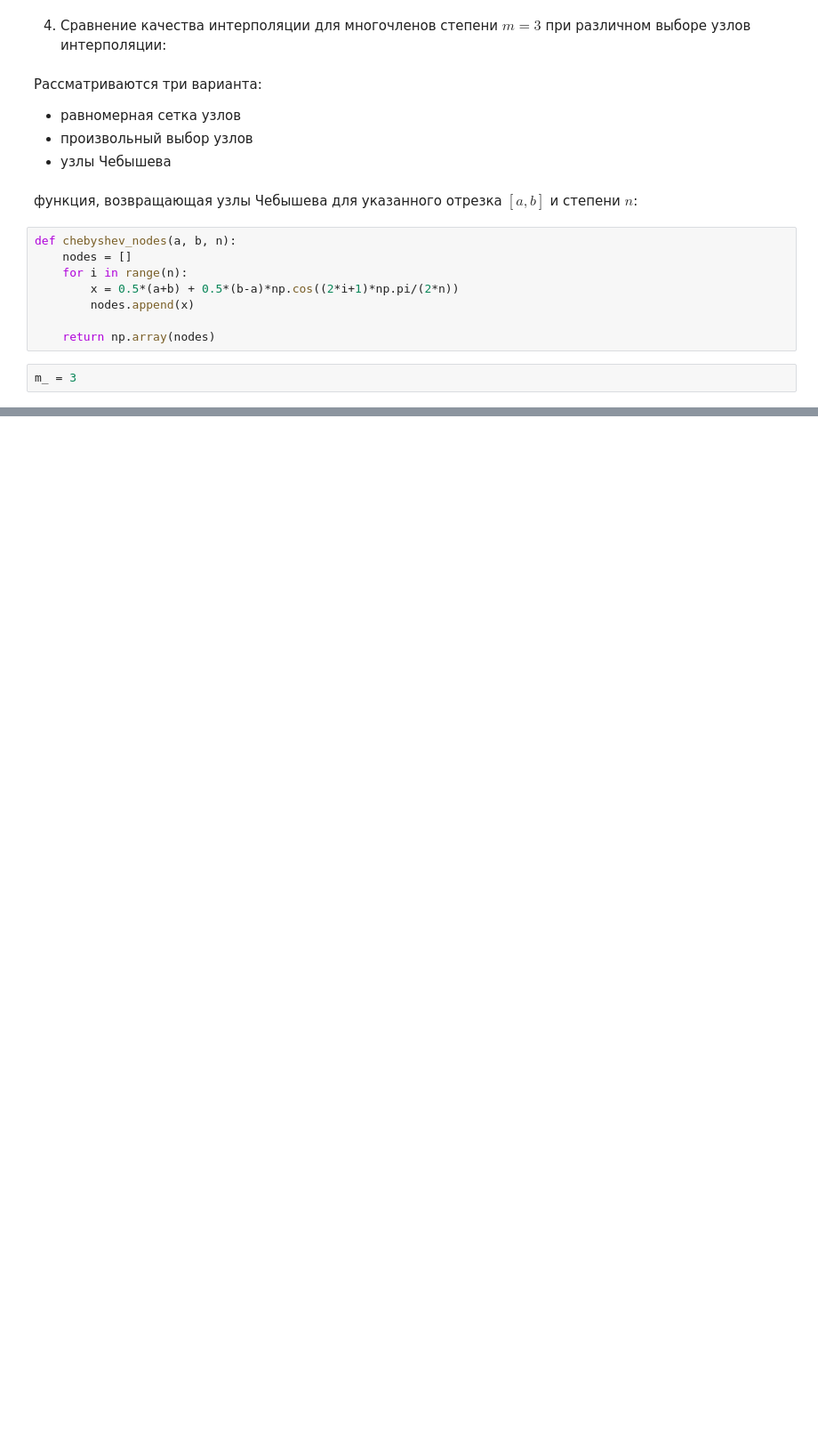
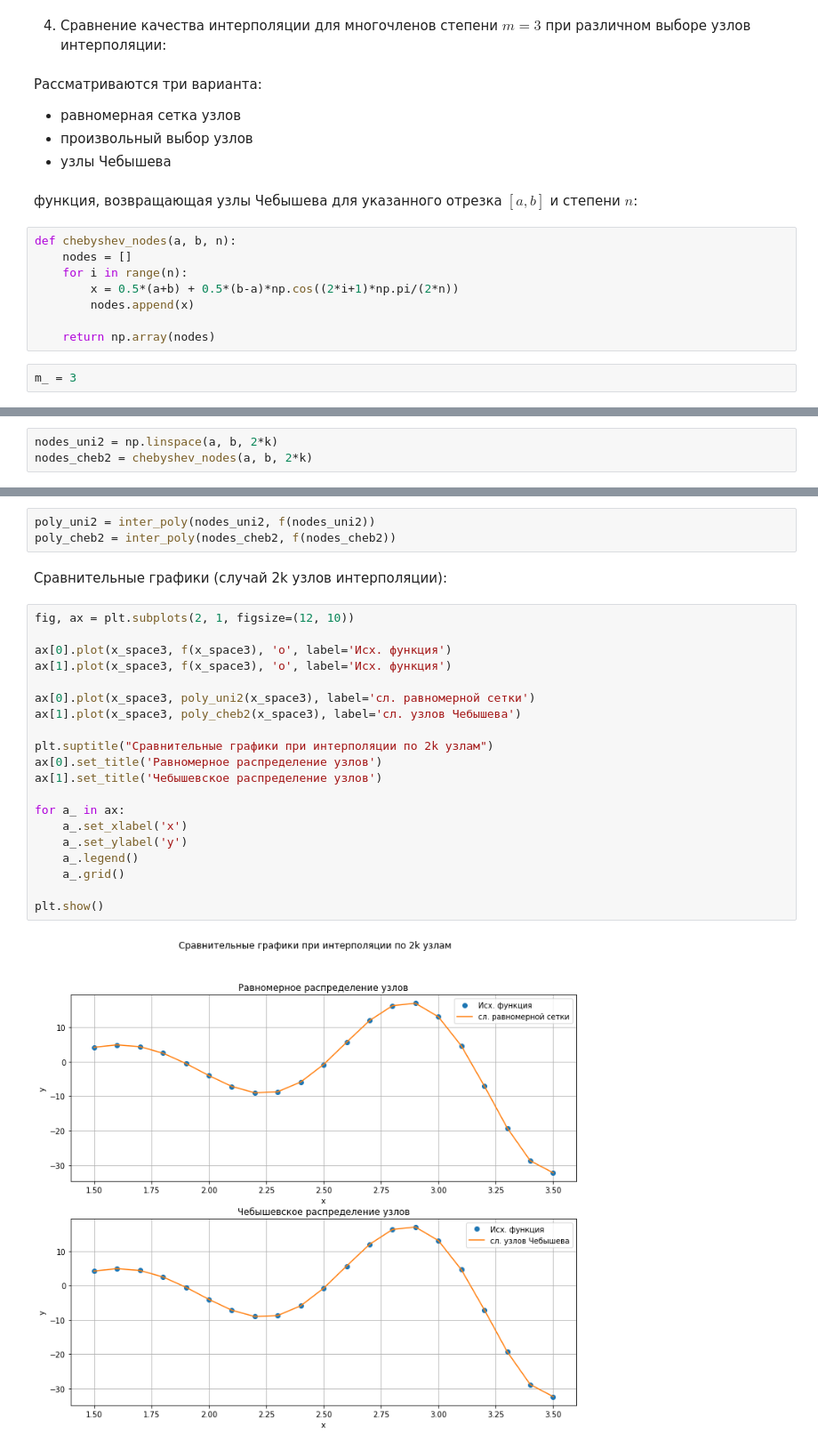
Before and after one commit to ProkopievGr/num_meth, a Jupyter notebook: labs/Lab5.ipynb, the cells around one changed output, grey strips where cells are left out. Shown: that part at 89% size. Saved outputs shown, nothing was run; the diff lists cells and outputs as text; blank space fills up the shorter version.

```diff
--- a/labs/Lab5.ipynb
+++ b/labs/Lab5.ipynb
@@ -363,0 +454,3 @@ for label, nd in zip(['Равномерные узлы', 'Произвольны
+# %%
+nodes_uni2 = np.linspace(a, b, 2*k)
+nodes_cheb2 = chebyshev_nodes(a, b, 2*k)
@@ -363,0 +459,27 @@ for label, nd in zip(['Равномерные узлы', 'Произвольны
+# %%
+poly_uni2 = inter_poly(nodes_uni2, f(nodes_uni2))
+poly_cheb2 = inter_poly(nodes_cheb2, f(nodes_cheb2))
+# %% [markdown]
+Сравнительные графики (случай 2k узлов интерполяции):
+# %%
+fig, ax = plt.subplots(2, 1, figsize=(12, 10))
+
+ax[0].plot(x_space3, f(x_space3), 'o', label='Исх. функция')
+ax[1].plot(x_space3, f(x_space3), 'o', label='Исх. функция')
+
+ax[0].plot(x_space3, poly_uni2(x_space3), label='сл. равномерной сетки')
+ax[1].plot(x_space3, poly_cheb2(x_space3), label='сл. узлов Чебышева')
+
+plt.suptitle("Сравнительные графики при интерполяции по 2k узлам")
+ax[0].set_title('Равномерное распределение узлов')
+ax[1].set_title('Чебышевское распределение узлов')
+
+for a_ in ax:
+    a_.set_xlabel('x')
+    a_.set_ylabel('y')
+    a_.legend()
+    a_.grid()
+
+plt.show()
+# %% [output]
+[figure, added]
```
Also changed, not shown: parts of 34 cells of this notebook.
